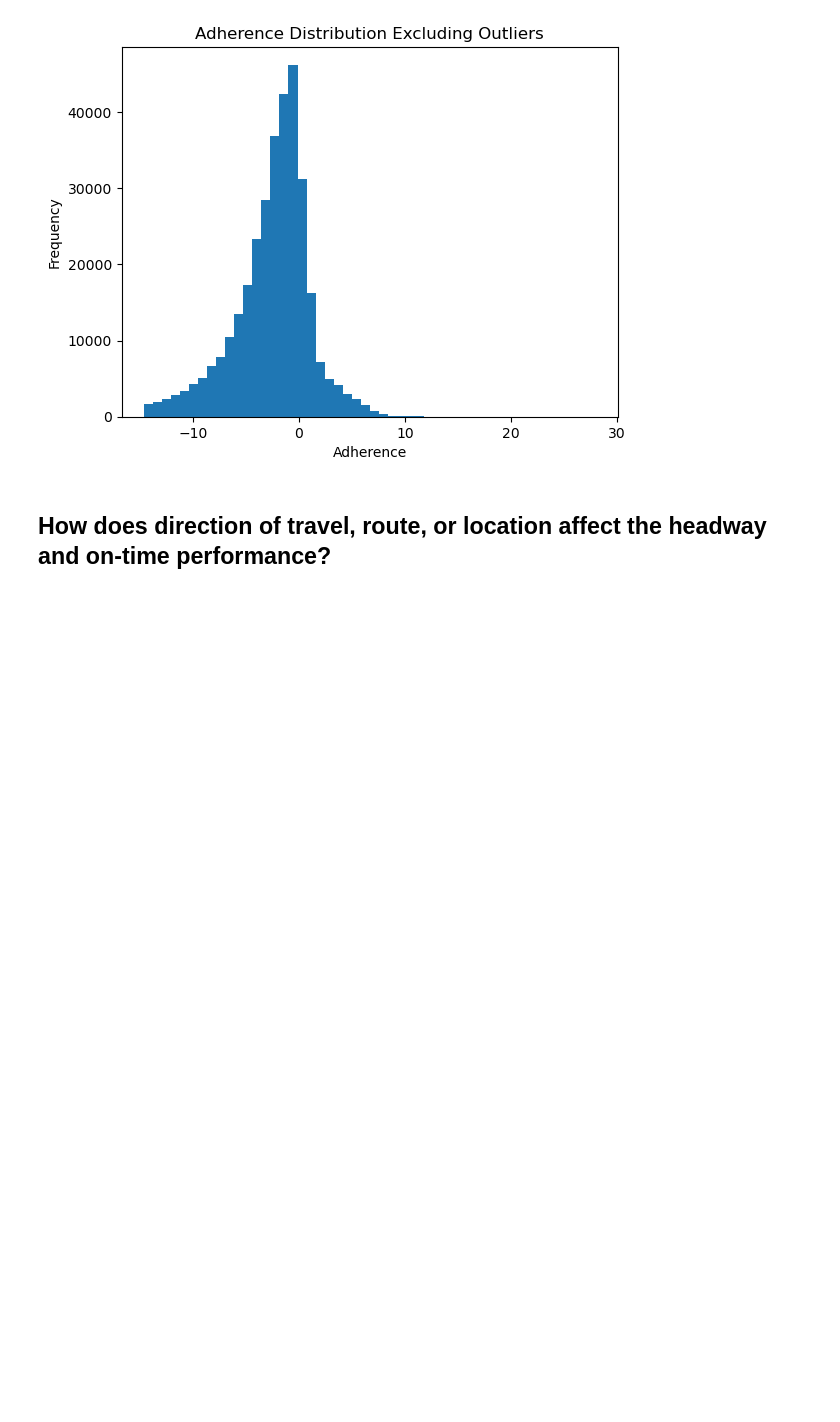
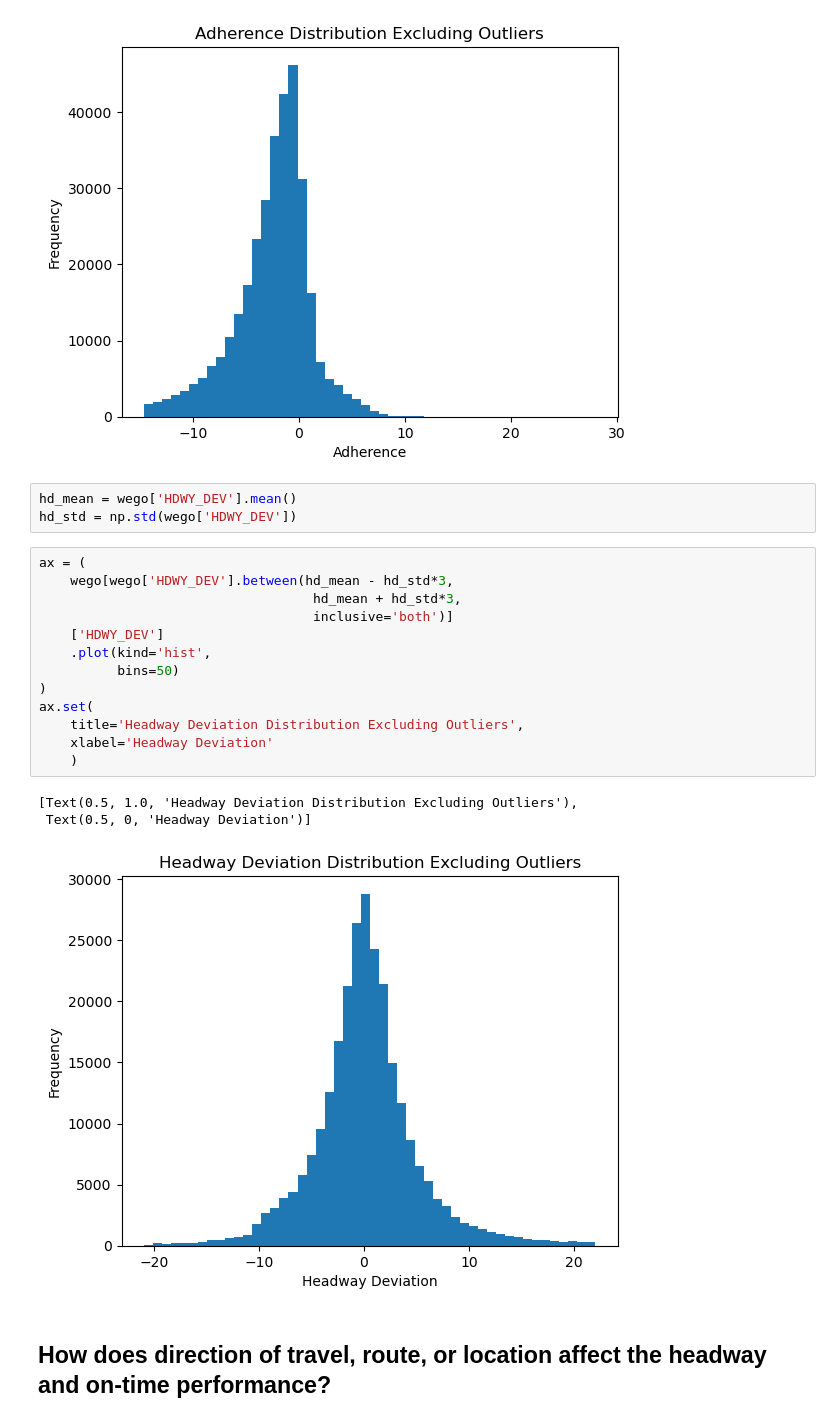
Before and after one commit to NSS-Data-Analytics-Cohort-11/wego-raiders, a Jupyter notebook: notebooks/WeGo_Raiders_NGartley.ipynb, the cells around one changed output. Cells and saved outputs as stored; diff of their text form; blank space fills up the shorter version.

```diff
--- a/notebooks/WeGo_Raiders_NGartley.ipynb
+++ b/notebooks/WeGo_Raiders_NGartley.ipynb
@@ -56,6 +56,26 @@ ax.set(
 [Text(0.5, 1.0, 'Adherence Distribution Excluding Outliers'),
  Text(0.5, 0, 'Adherence')]
 [figure]
+# %%
+hd_mean = wego['HDWY_DEV'].mean()
+hd_std = np.std(wego['HDWY_DEV'])
+# %%
+ax = (
+    wego[wego['HDWY_DEV'].between(hd_mean - hd_std*3,
+                                   hd_mean + hd_std*3,
+                                   inclusive='both')]
+    ['HDWY_DEV']
+    .plot(kind='hist',
+          bins=50)
+)
+ax.set(
+    title='Headway Deviation Distribution Excluding Outliers',
+    xlabel='Headway Deviation'
+    )
+# %% [output]
+[Text(0.5, 1.0, 'Headway Deviation Distribution Excluding Outliers'),
+ Text(0.5, 0, 'Headway Deviation')]
+[figure, added]
 # %% [markdown]
 ## How does direction of travel, route, or location affect the headway and on-time performance?
 # %%
```
Also changed, not shown: parts of 27 cells of this notebook.
